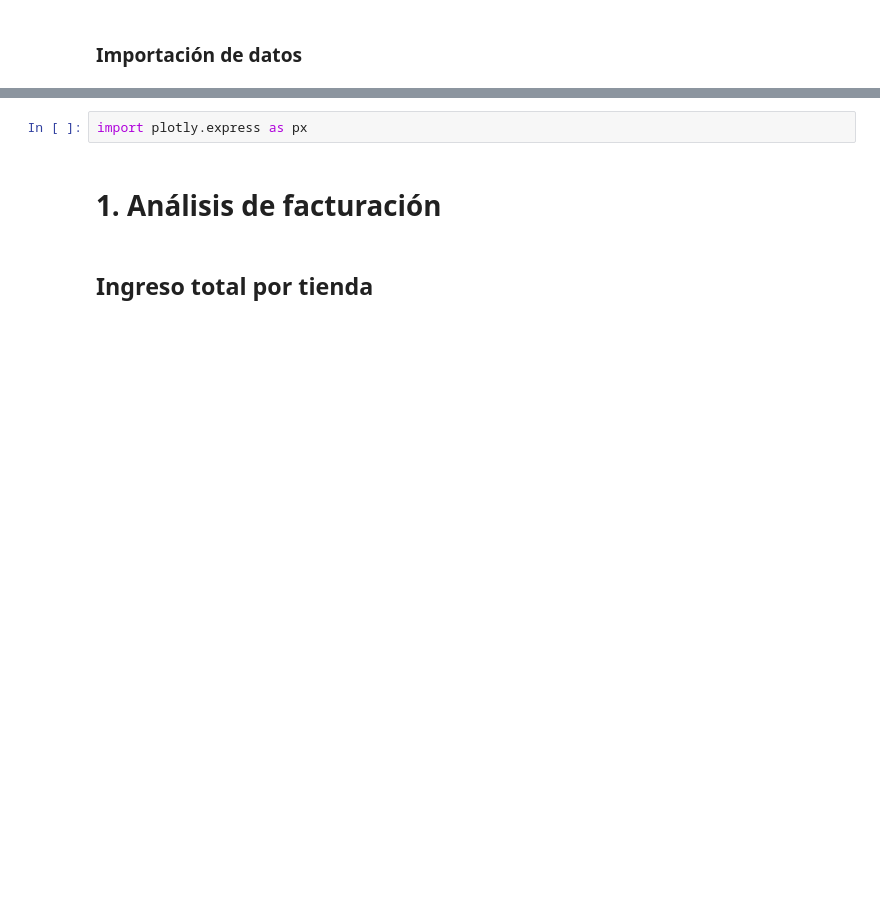
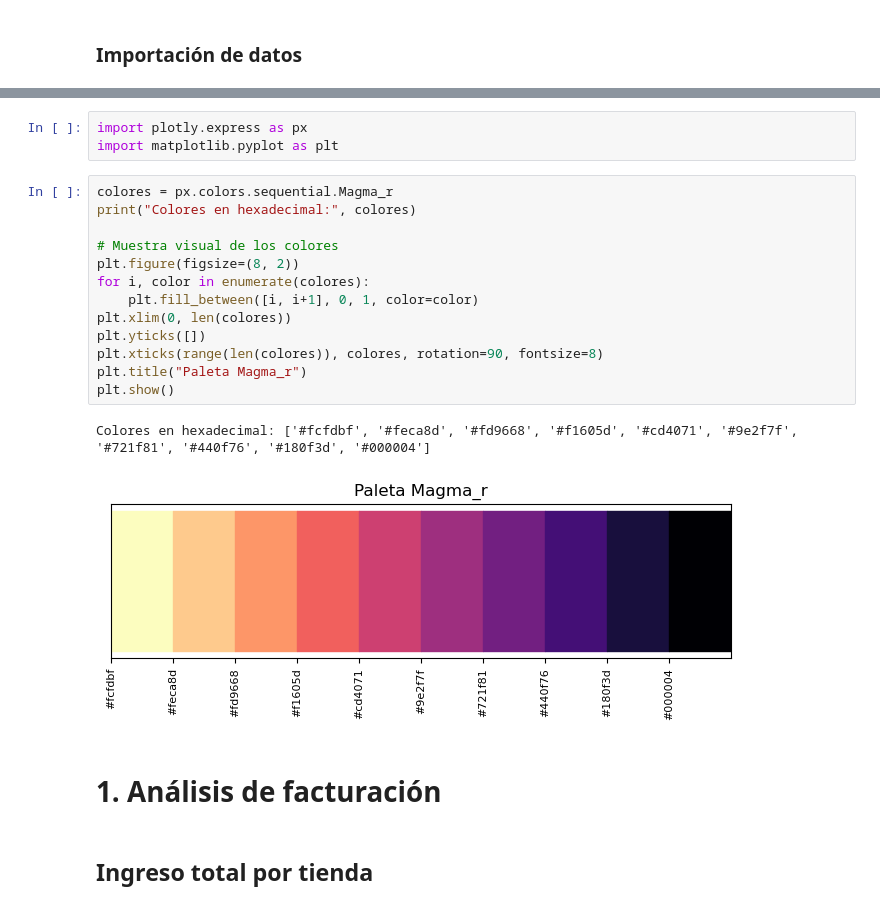
Before and after one commit to Nelly5469/challange1-data-science-latam, a Jupyter notebook: AluraStoreLatam.ipynb, the cells around one changed output, grey strips where cells are left out. Saved outputs shown, nothing was run; the diff lists cells and outputs as text; blank space fills up the shorter version.

```diff
--- a/AluraStoreLatam.ipynb
+++ b/AluraStoreLatam.ipynb
@@ -23,6 +23,23 @@ tienda.head()
 | 4 | Silla de oficina | Muebles | 335200.0 | 20200.0 | 07/11/2020 | Maria Alfonso | Medellín | ... |
 # %%
 import plotly.express as px
+import matplotlib.pyplot as plt
+# %%
+colores = px.colors.sequential.Magma_r
+print("Colores en hexadecimal:", colores)
+
+# Muestra visual de los colores
+plt.figure(figsize=(8, 2))
+for i, color in enumerate(colores):
+    plt.fill_between([i, i+1], 0, 1, color=color)
+plt.xlim(0, len(colores))
+plt.yticks([])
+plt.xticks(range(len(colores)), colores, rotation=90, fontsize=8)
+plt.title("Paleta Magma_r")
+plt.show()
+# %% [output]
+Colores en hexadecimal: ['#fcfdbf', '#feca8d', '#fd9668', '#f1605d', '#cd4071', '#9e2f7f', '#721f81', '#440f76', '#180f3d', '#000004']
+[figure, added]
 # %% [markdown]
 # 1. Análisis de facturación
 # %% [markdown]
```
Also changed, not shown: parts of 3 cells of this notebook.
